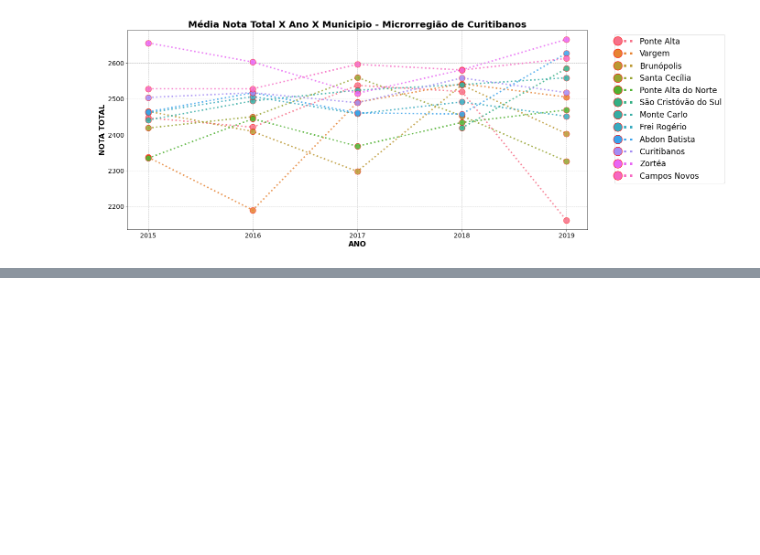
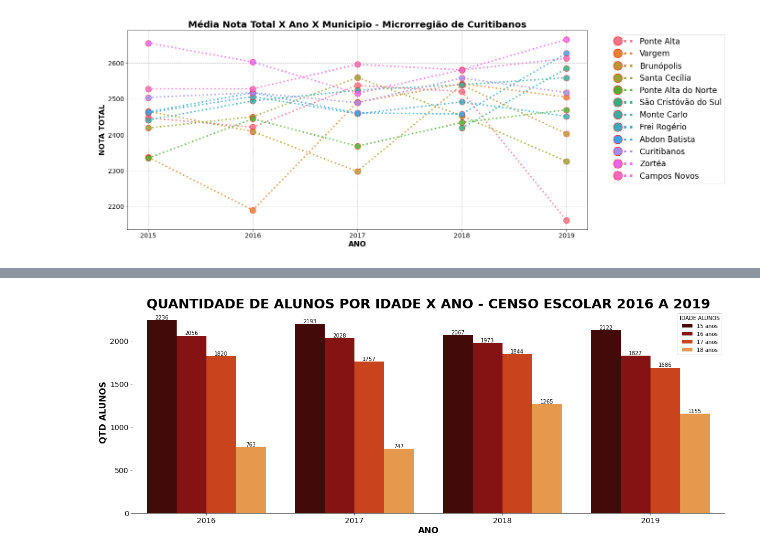
Before and after one commit to NophaieViscente/AnaliseDadosENEM, a Jupyter notebook: Analisando_Dados_da_Educação_Mesorregião_Serrana_|_Microrregião_de_Curitibanos_SC_|_Anos_2015_a_2019.ipynb, the cells around one changed output, grey strips where cells are left out. Saved outputs shown, nothing was run; the diff lists cells and outputs as text; code cells hidden in the pictures; blank space fills up the shorter version.

```diff
--- a/Analisando_Dados_da_Educação_Mesorregião_Serrana_|_Microrregião_de_Curitibanos_SC_|_Anos_2015_a_2019.ipynb
+++ b/Analisando_Dados_da_Educação_Mesorregião_Serrana_|_Microrregião_de_Curitibanos_SC_|_Anos_2015_a_2019.ipynb
@@ -371,3 +362,5 @@ plt.grid(True,ls='--')
 plt.show()
 # %% [output]
 [figure]
+# %%
+dados_matricula_regiao_serrana_2016_2019 = pd.read_csv('/content/drive/MyDrive/dados_matricula_regiao_serrana_2016_2019.csv')
@@ -373,0 +387,24 @@ plt.show()
+# %%
+dadosEnsinoMedio2016_2019 = dados_matricula_regiao_serrana_2016_2019.loc[dados_matricula_regiao_serrana_2016_2019['NU_IDADE'] >= 15 ]
+dadosEnsinoMedio2016_2019 = dadosEnsinoMedio2016_2019.loc[dadosEnsinoMedio2016_2019['NU_IDADE'] <=18]
+# %%
+fig, ax = plt.subplots(figsize=(20,7))
+sns.countplot(data=dadosEnsinoMedio2016_2019, x='NU_ANO_CENSO',hue='NU_IDADE',palette='gist_heat')
+for axis in ['top', 'right', 'left']:
+   ax.spines[axis].set_color(None)
+total = float(len(dadosEnsinoMedio2016_2019))
+# percorrendo o gráfico para colocar texto nas barras
+for texto in ax.patches:
+    altura = texto.get_height()
+    ax.text(texto.get_x()+texto.get_width()/2.,
+            altura ,
+            altura,
+            ha="center",va='bottom')
+plt.tick_params(labelsize=14)
+plt.legend(['15 anos','16 anos','17 anos','18 anos'],title='IDADE ALUNOS')
+plt.xlabel('ANO',fontdict=dict(fontsize=16,fontweight='semibold'))
+plt.ylabel('QTD ALUNOS',fontdict=dict(fontsize=16,fontweight='semibold'))
+plt.title('QUANTIDADE DE ALUNOS POR IDADE X ANO - CENSO ESCOLAR 2016 A 2019',fontdict=dict(fontsize=25,fontweight='semibold'))
+plt.show()
+# %% [output]
+[figure, added]
```
Also changed, not shown: parts of 6 cells of this notebook.
